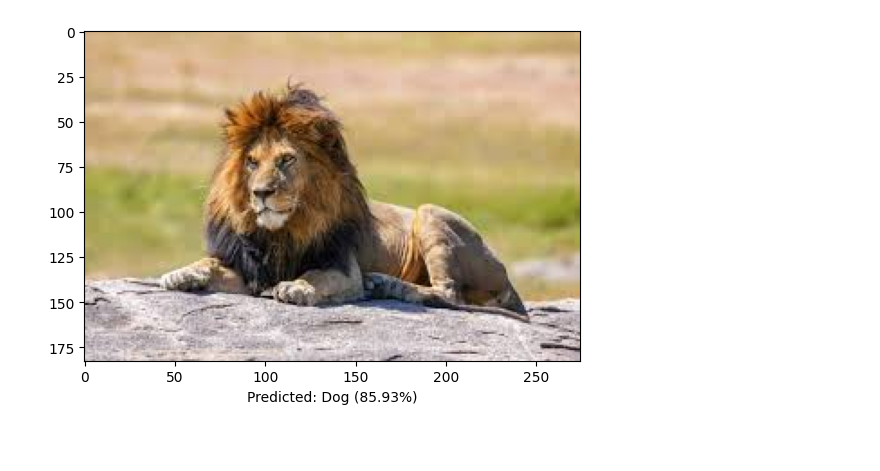
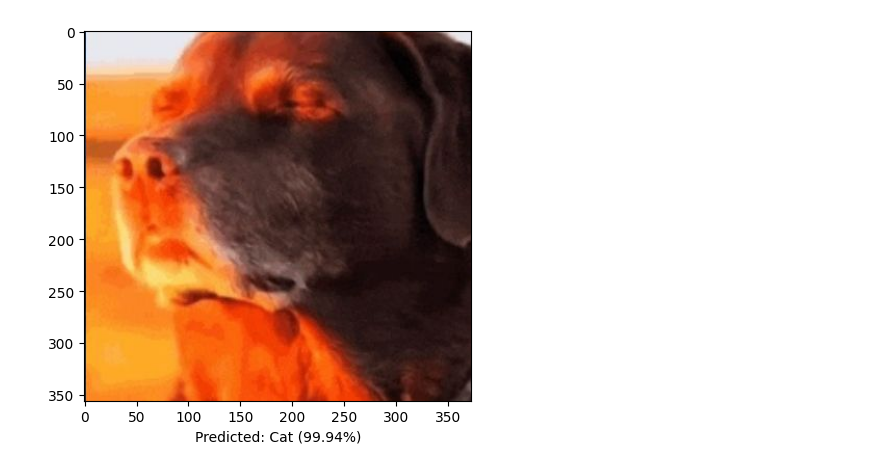
Before and after one commit to amauryav-ucm/ucm-tfg, a Jupyter notebook: clean/catdog-test.ipynb, the cells around one changed output. Cells and saved outputs as stored; diff of their text form; code cells hidden in the pictures; blank space fills up the shorter version.

```diff
--- a/clean/catdog-test.ipynb
+++ b/clean/catdog-test.ipynb
@@ -25,6 +25,6 @@ def predict_image(model, path):
 # %%
 model = torch.load('./cat_dog.pth', weights_only=False)
 # %%
-predict_image(model, './test_images/lion.jpg')
+predict_image(model, './test_images/cooked.jpg')
 # %% [output]
-[figure, old version]
+[figure, new version]
```
